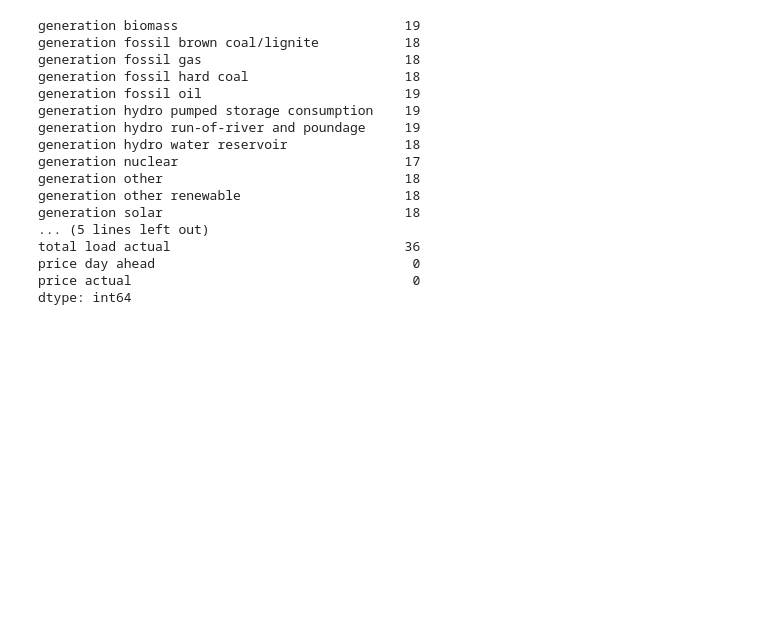
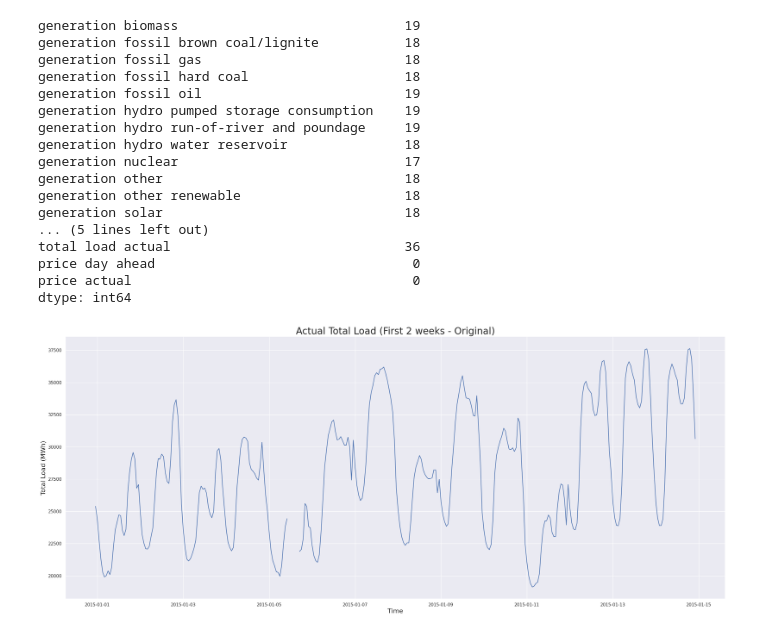
Before and after one commit to tdavies66/Electricity-Price-Forecasting-DNNs-EDA-Kaggle-, a Jupyter notebook: Notebooks/notebook1.ipynb, the cells around one changed output. Drawn from its saved outputs; the diff is of its cells as text; code cells hidden in the pictures; blank space fills up the shorter version.

Commit message:
Energy Dataset Cleaned

```diff
--- a/Notebooks/notebook1.ipynb
+++ b/Notebooks/notebook1.ipynb
@@ -138,3 +138,35 @@ total load actual                              36
 price day ahead                                 0
 price actual                                    0
 dtype: int64
+# %%
+# define a function that plots a time-series
+def plot_series(df=None, column=None, series=pd.Series([]), label=None, ylabel=None,
+                title=None, start=0, end=None):
+    """
+    Plots a certain time series which has either been loaded in the dataframe,
+    or it is a custom pandas series created by the user. The user can also define
+    the 'df' and the 'column' or the 'series' and additionally, can also define the
+    'label', the ylabel, the 'title', the 'start' and the 'end' of the plot.
+    """
+    sns.set_theme()
+    fig, ax = plt.subplots(figsize=(30, 12))
+    ax.set_xlabel('Time', fontsize=16)
+    if column:
+        ax.plot(df[column][start:end], label=label)
+        ax.set_ylabel(ylabel, fontsize=16)
+    if series.any():
+        ax.plot(series, label=label)
+        ax.set_ylabel(ylabel, fontsize=16)
+    if label:
+        ax.legend(fontsize=16)
+    if title:
+        ax.set_title(title, fontsize=24)
+    ax.grid(True)
+    return ax
+# %%
+# Zoom into the plot of the hourly (actual) total load
+ax = plot_series(df=df_energy, column='total load actual', ylabel='Total Load (MWh)',
+                 title='Actual Total Load (First 2 weeks - Original)', end=24*7*2)
+plt.show()
+# %% [output]
+[figure, added]
```
Also changed, not shown: parts of 3 cells of this notebook.
